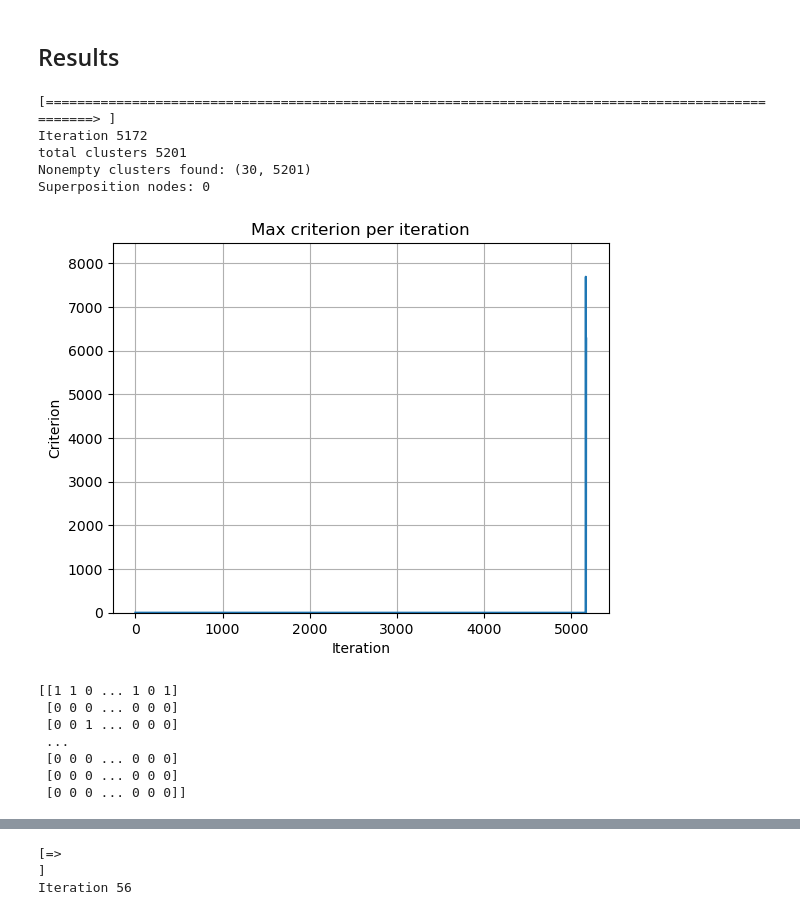
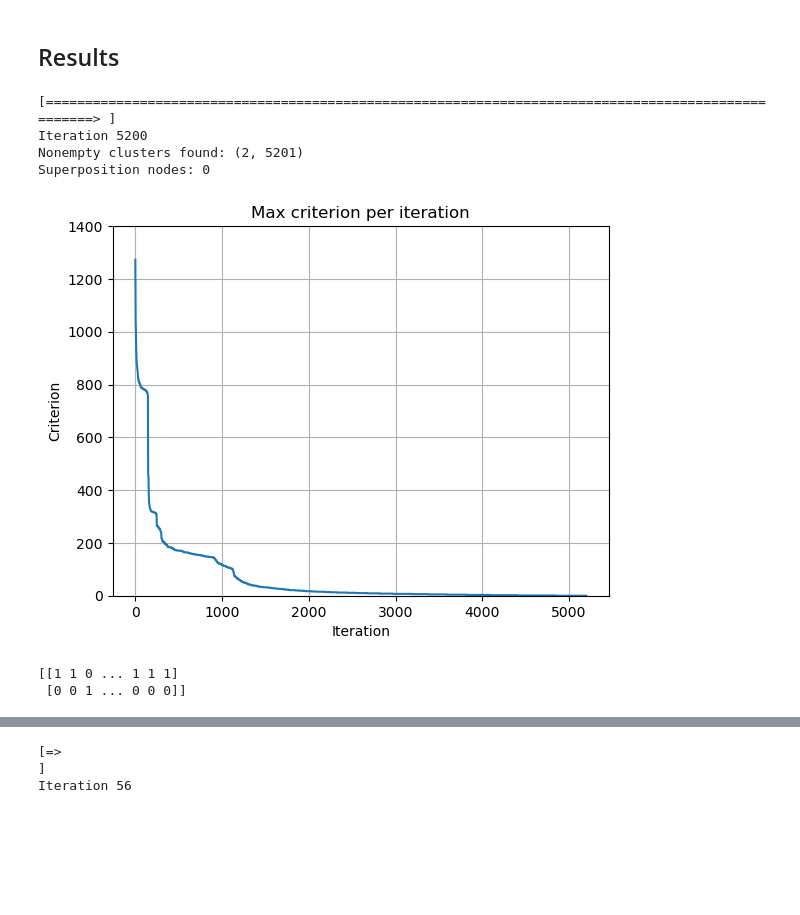
Before and after one commit to MelvinGode/Wikipedia-Clusteing, a Jupyter notebook: bottom_up.ipynb, the cells around one changed output, grey strips where cells are left out. Saved outputs shown, nothing was run; the diff lists cells and outputs as text; code cells hidden in the pictures; blank space fills up the shorter version.

```diff
--- a/bottom_up.ipynb
+++ b/bottom_up.ipynb
@@ -282,20 +306,14 @@ def bottom_up_clustering_v2(G, limit=50): # Neighborhood similarity criterion
 # %% [markdown]
 ## Results
 # %%
-clusters_v2, crits = bottom_up_clustering_v2(squirells, limit = 30)
+clusters_v2, crits = bottom_up_clustering_v2(squirells, limit = 2)
 print(clusters_v2)
 # %% [output]
 [===================================================================================================> ]
-Iteration 5172
-total clusters 5201
-Nonempty clusters found: (30, 5201)
+Iteration 5200
+Nonempty clusters found: (2, 5201)
 Superposition nodes: 0
-[figure, old version]
+[figure, new version]
-[[1 1 0 ... 1 0 1]
- [0 0 0 ... 0 0 0]
- [0 0 1 ... 0 0 0]
- ...
- [0 0 0 ... 0 0 0]
- [0 0 0 ... 0 0 0]
- [0 0 0 ... 0 0 0]]
+[[1 1 0 ... 1 1 1]
+ [0 0 1 ... 0 0 0]]
 # %%
```
Also changed, not shown: parts of 14 cells of this notebook.
